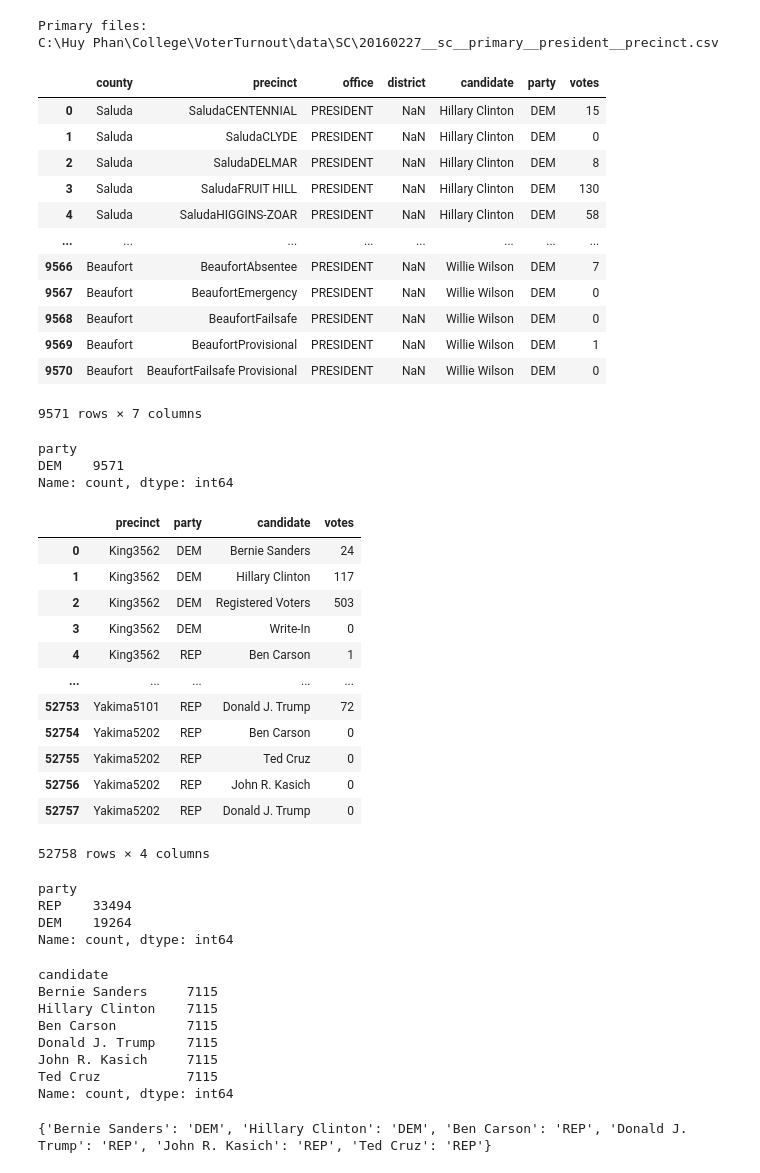
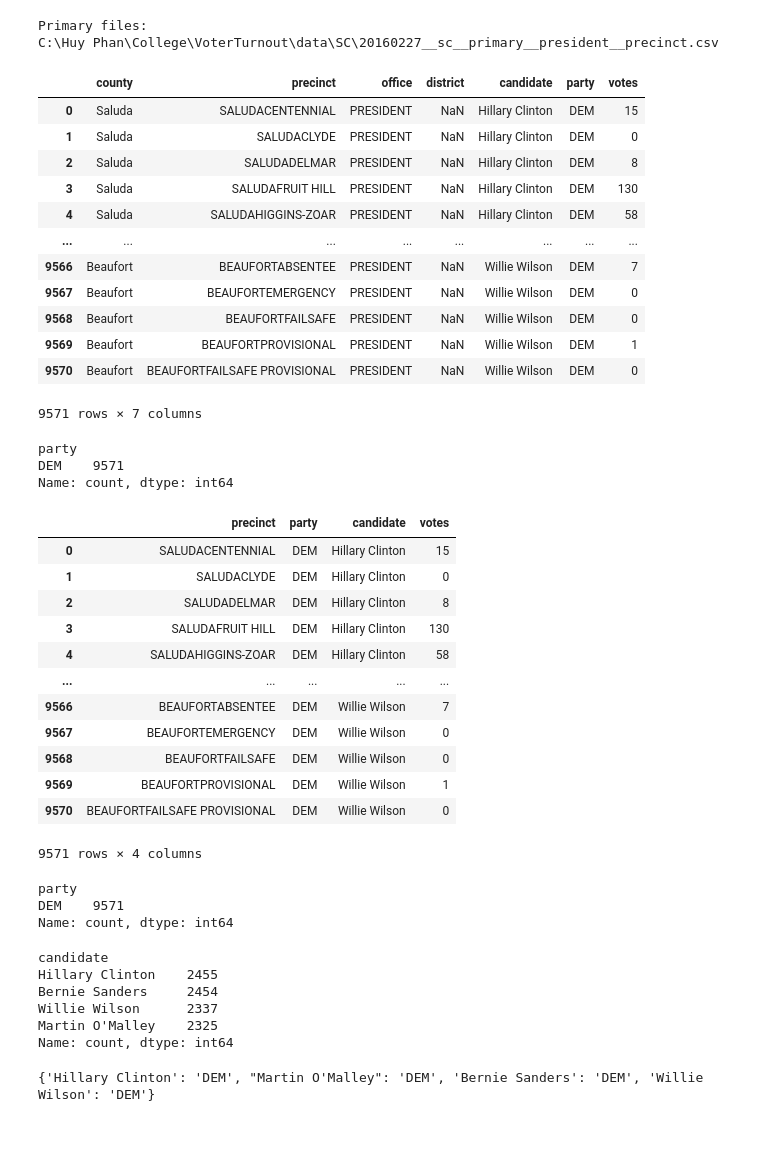
Before and after one commit to Hp0511/VoterTurnout, a Jupyter notebook: data_cleaning/SC_cleaning.ipynb, the cells around one changed output. Drawn from its saved outputs; the diff is of its cells as text; code cells hidden in the pictures; blank space fills up the shorter version.

```diff
--- a/data_cleaning/SC_cleaning.ipynb
+++ b/data_cleaning/SC_cleaning.ipynb
@@ -44,10 +45,6 @@ for file in primary_files:
         if 'precinct' in df.columns:
             df = df[df["precinct"].notna()]
 
-        # Select only president
-        if 'office' in df.columns:
-            df = df[df["office"] == "PRESIDENT" ]
-
         df = df.drop_duplicates()
 
         primary_df_list.append(df)
@@ -59,20 +56,21 @@ for file in primary_files:
 pri_combined_df = pd.concat(primary_df_list, ignore_index=True)
 # Create a new column "precinct" by combining county and precinct
 pri_combined_df["precinct"] = pri_combined_df["county"].astype(str) + pri_combined_df["precinct"].astype(str)
+pri_combined_df["precinct"] = pri_combined_df["precinct"].str.upper()
 pri_combined_df
 # %% [output]
 |  | county | precinct | office | district | candidate | party | votes |
-| 0 | Saluda | SaludaCENTENNIAL | PRESIDENT | NaN | Hillary Clinton | DEM | 15 |
-| 1 | Saluda | SaludaCLYDE | PRESIDENT | NaN | Hillary Clinton | DEM | 0 |
-| 2 | Saluda | SaludaDELMAR | PRESIDENT | NaN | Hillary Clinton | DEM | 8 |
-| 3 | Saluda | SaludaFRUIT HILL | PRESIDENT | NaN | Hillary Clinton | DEM | 130 |
-| 4 | Saluda | SaludaHIGGINS-ZOAR | PRESIDENT | NaN | Hillary Clinton | DEM | 58 |
+| 0 | Saluda | SALUDACENTENNIAL | PRESIDENT | NaN | Hillary Clinton | DEM | 15 |
+| 1 | Saluda | SALUDACLYDE | PRESIDENT | NaN | Hillary Clinton | DEM | 0 |
+| 2 | Saluda | SALUDADELMAR | PRESIDENT | NaN | Hillary Clinton | DEM | 8 |
+| 3 | Saluda | SALUDAFRUIT HILL | PRESIDENT | NaN | Hillary Clinton | DEM | 130 |
+| 4 | Saluda | SALUDAHIGGINS-ZOAR | PRESIDENT | NaN | Hillary Clinton | DEM | 58 |
 | ... | ... | ... | ... | ... | ... | ... | ... |
-| 9566 | Beaufort | BeaufortAbsentee | PRESIDENT | NaN | Willie Wilson | DEM | 7 |
-| 9567 | Beaufort | BeaufortEmergency | PRESIDENT | NaN | Willie Wilson | DEM | 0 |
-| 9568 | Beaufort | BeaufortFailsafe | PRESIDENT | NaN | Willie Wilson | DEM | 0 |
-| 9569 | Beaufort | BeaufortProvisional | PRESIDENT | NaN | Willie Wilson | DEM | 1 |
-| 9570 | Beaufort | BeaufortFailsafe Provisional | PRESIDENT | NaN | Willie Wilson | DEM | 0 |
+| 9566 | Beaufort | BEAUFORTABSENTEE | PRESIDENT | NaN | Willie Wilson | DEM | 7 |
+| 9567 | Beaufort | BEAUFORTEMERGENCY | PRESIDENT | NaN | Willie Wilson | DEM | 0 |
+| 9568 | Beaufort | BEAUFORTFAILSAFE | PRESIDENT | NaN | Willie Wilson | DEM | 0 |
+| 9569 | Beaufort | BEAUFORTPROVISIONAL | PRESIDENT | NaN | Willie Wilson | DEM | 1 |
+| 9570 | Beaufort | BEAUFORTFAILSAFE PROVISIONAL | PRESIDENT | NaN | Willie Wilson | DEM | 0 |
 9571 rows × 7 columns
 # %%
 pri_combined_df["party"].value_counts(dropna=False)
@@ -83,35 +81,33 @@ Name: count, dtype: int64
 # %%
 # Select only the relevant columns
 primary_data = pri_combined_df[["precinct", "party", "candidate", "votes"]]
-primary_data.loc[:, "party"] = primary_data["party"].replace({
-    "President Republican Party": "REP",
-    "President Democratic Party": "DEM",
-    "Democratic Party": "DEM",
-    "Republican Party": "REP"
-})
-primary_data = primary_data[primary_data["party"].isin(["DEM", "REP"])] # Analyzing only republican and democratic
+# primary_data.loc[:, "party"] = primary_data["party"].replace({
+#     "President Republican Party": "REP",
+#     "President Democratic Party": "DEM",
+#     "Democratic Party": "DEM",
+#     "Republican Party": "REP"
+# })
 
 primary_data
 # %% [output]
 |  | precinct | party | candidate | votes |
-| 0 | King3562 | DEM | Bernie Sanders | 24 |
-| 1 | King3562 | DEM | Hillary Clinton | 117 |
-| 2 | King3562 | DEM | Registered Voters | 503 |
-| 3 | King3562 | DEM | Write-In | 0 |
-| 4 | King3562 | REP | Ben Carson | 1 |
+| 0 | SALUDACENTENNIAL | DEM | Hillary Clinton | 15 |
+| 1 | SALUDACLYDE | DEM | Hillary Clinton | 0 |
+| 2 | SALUDADELMAR | DEM | Hillary Clinton | 8 |
+| 3 | SALUDAFRUIT HILL | DEM | Hillary Clinton | 130 |
+| 4 | SALUDAHIGGINS-ZOAR | DEM | Hillary Clinton | 58 |
 | ... | ... | ... | ... | ... |
-| 52753 | Yakima5101 | REP | Donald J. Trump | 72 |
-| 52754 | Yakima5202 | REP | Ben Carson | 0 |
-| 52755 | Yakima5202 | REP | Ted Cruz | 0 |
-| 52756 | Yakima5202 | REP | John R. Kasich | 0 |
-| 52757 | Yakima5202 | REP | Donald J. Trump | 0 |
+| 9566 | BEAUFORTABSENTEE | DEM | Willie Wilson | 7 |
+| 9567 | BEAUFORTEMERGENCY | DEM | Willie Wilson | 0 |
+| 9568 | BEAUFORTFAILSAFE | DEM | Willie Wilson | 0 |
+| 9569 | BEAUFORTPROVISIONAL | DEM | Willie Wilson | 1 |
+| 9570 | BEAUFORTFAILSAFE PROVISIONAL | DEM | Willie Wilson | 0 |
-52758 rows × 4 columns
+9571 rows × 4 columns
 # %%
 primary_data["party"].value_counts(dropna=False)
 # %% [output]
 party
-REP    33494
-DEM    19264
+DEM    9571
 Name: count, dtype: int64
 # %%
 #Remove Write-in and Registered Voters
@@ -119,12 +115,10 @@ primary_data = primary_data[~primary_data["candidate"].isin(["Registered Voters"
 primary_data["candidate"].value_counts(dropna=False)
 # %% [output]
 candidate
-Bernie Sanders     7115
-Hillary Clinton    7115
-Ben Carson         7115
-Donald J. Trump    7115
-John R. Kasich     7115
-Ted Cruz           7115
+Hillary Clinton    2455
+Bernie Sanders     2454
+Willie Wilson      2337
+Martin O'Malley    2325
 Name: count, dtype: int64
 # %%
 primary_data["candidate"].unique()
@@ -135,7 +129,7 @@ candidate_party_map = (
 )
 print(candidate_party_map)
 # %% [output]
-{'Bernie Sanders': 'DEM', 'Hillary Clinton': 'DEM', 'Ben Carson': 'REP', 'Donald J. Trump': 'REP', 'John R. Kasich': 'REP', 'Ted Cruz': 'REP'}
+{'Hillary Clinton': 'DEM', "Martin O'Malley": 'DEM', 'Bernie Sanders': 'DEM', 'Willie Wilson': 'DEM'}
 # %%
 primary_data.loc[:,"candidate_column"] = (
     "pri_" +
```
Also changed, not shown: parts of 10 cells of this notebook, 4 other files.
